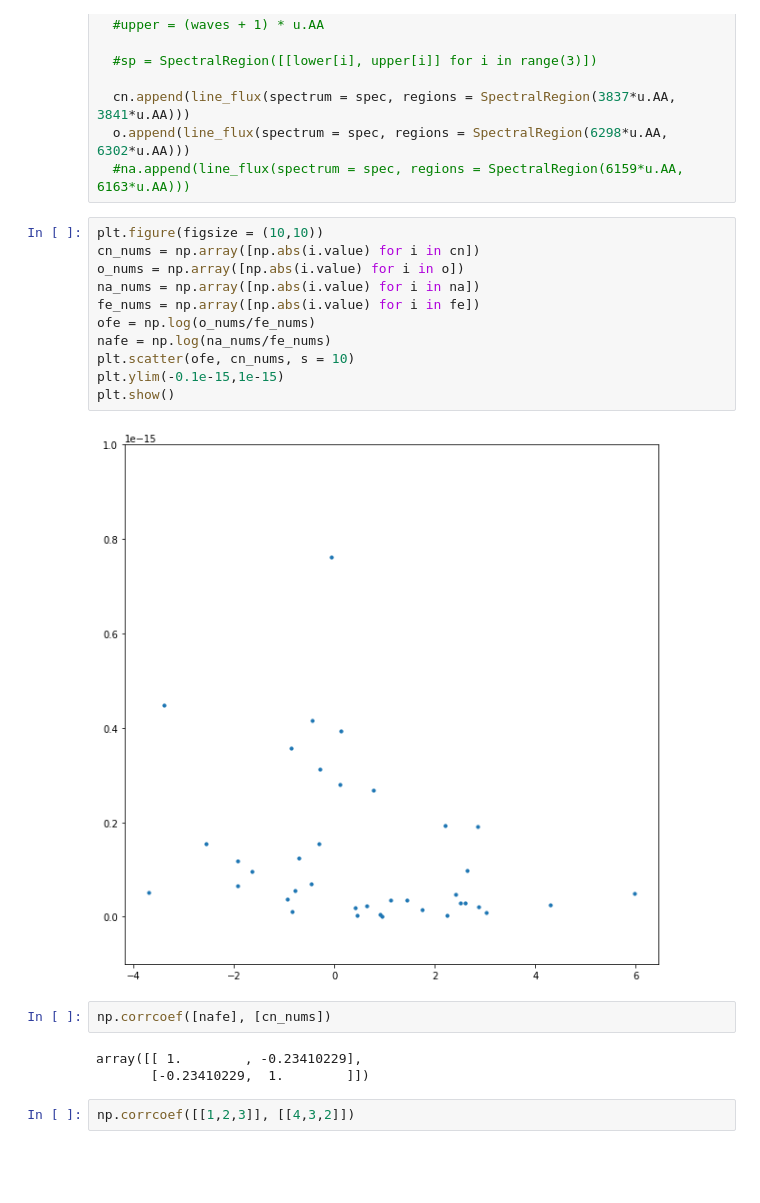
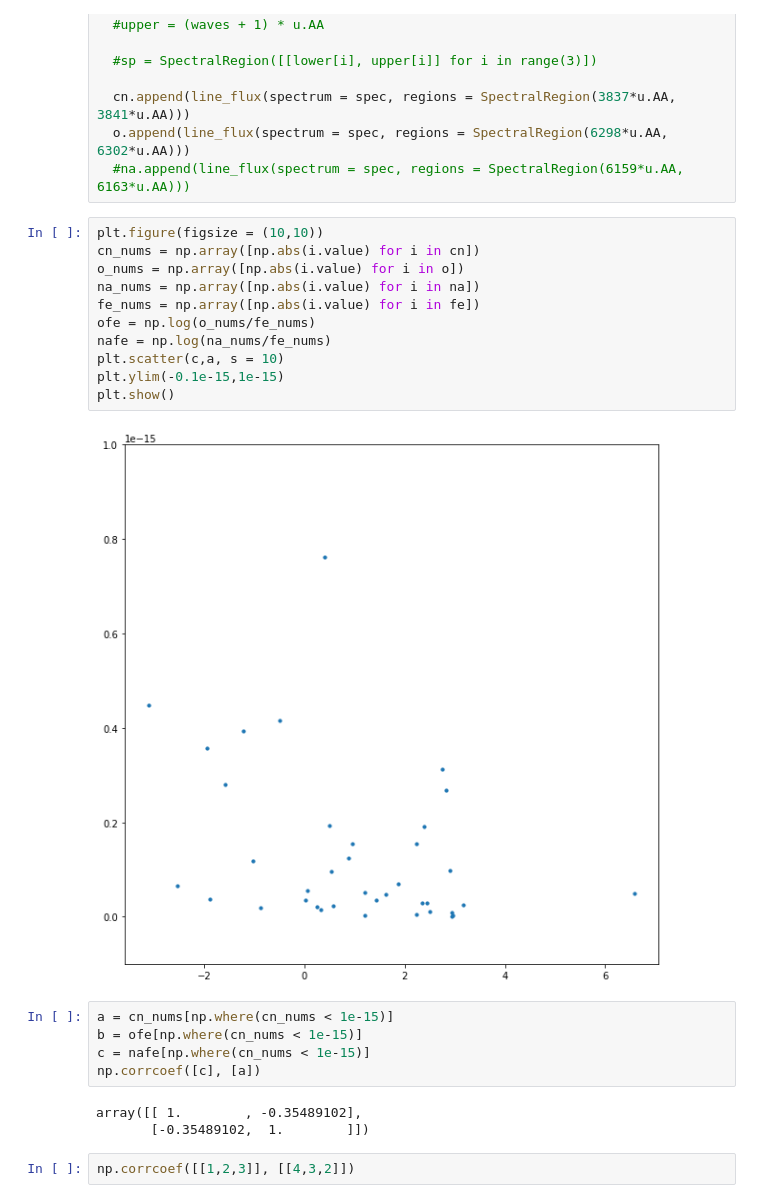
Before and after one commit to tamojeetroychowdhury/Stellar-Spectral-Analysis, a Jupyter notebook: SDSS_3_lineflux.ipynb, the cells around one changed output. Saved outputs shown, nothing was run; the diff lists cells and outputs as text; blank space fills up the shorter version.

```diff
--- a/SDSS_3_lineflux.ipynb
+++ b/SDSS_3_lineflux.ipynb
@@ -92,21 +92,24 @@ for i in range(len(s)):
 # %%
 plt.figure(figsize = (10,10))
 cn_nums = np.array([np.abs(i.value) for i in cn])
 o_nums = np.array([np.abs(i.value) for i in o])
 na_nums = np.array([np.abs(i.value) for i in na])
 fe_nums = np.array([np.abs(i.value) for i in fe])
 ofe = np.log(o_nums/fe_nums)
 nafe = np.log(na_nums/fe_nums)
-plt.scatter(ofe, cn_nums, s = 10)
+plt.scatter(c,a, s = 10)
 plt.ylim(-0.1e-15,1e-15)
 plt.show()
 # %% [output]
-[figure, old version]
+[figure, new version]
-# %%
-np.corrcoef([nafe], [cn_nums])
-# %% [output]
-array([[ 1.        , -0.23410229],
-       [-0.23410229,  1.        ]])
+# %%
+a = cn_nums[np.where(cn_nums < 1e-15)]
+b = ofe[np.where(cn_nums < 1e-15)]
+c = nafe[np.where(cn_nums < 1e-15)]
+np.corrcoef([c], [a])
+# %% [output]
+array([[ 1.        , -0.35489102],
+       [-0.35489102,  1.        ]])
 # %%
 np.corrcoef([[1,2,3]], [[4,3,2]])
 # %% [output]
```
